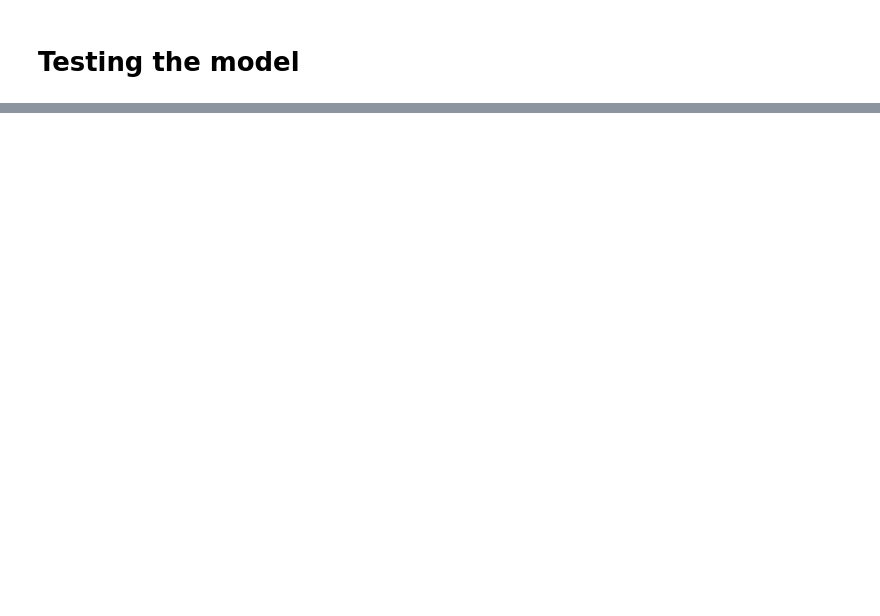
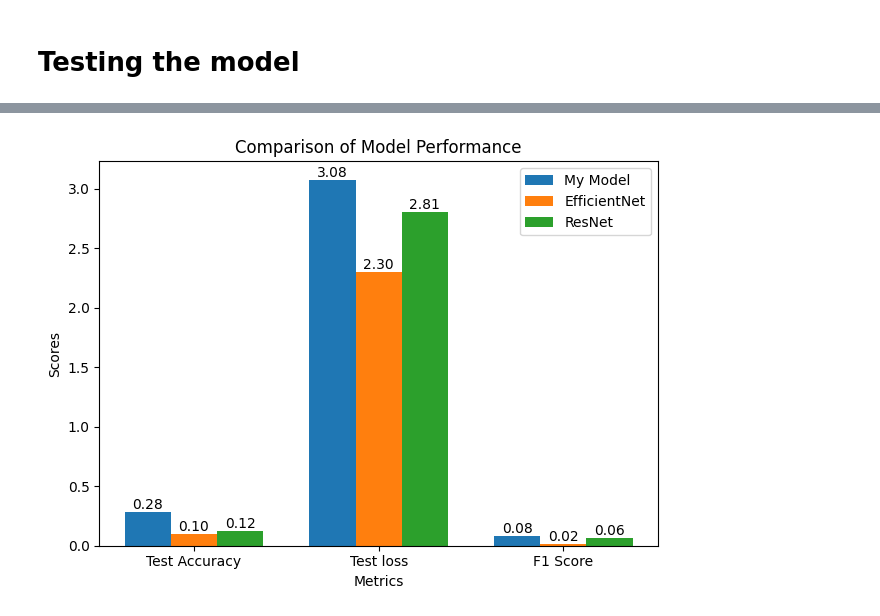
Before and after one commit to Pukazec/ComputerVision, a Jupyter notebook: myCode.ipynb, the cells around one changed output, grey strips where cells are left out. Cells and saved outputs as stored; diff of their text form; code cells hidden in the pictures; blank space fills up the shorter version.

```diff
--- a/myCode.ipynb
+++ b/myCode.ipynb
@@ -150,0 +356,42 @@ plt.show()
+# %%
+labels = ['Test Accuracy', 'Test loss', 'F1 Score']
+my_model_graph_data = [test_acc_my, test_loss_my, f1_score_my]
+effnet_model_graph_data = [test_acc_effnet, test_loss_effnet, f1_score_effnet]
+resnet_model_graph_data = [test_acc_resnet, test_loss_resnet, f1_score_resnet]
+
+x = np.arange(len(labels))  # the label locations
+width = 0.25  # the width of the bars
+
+fig, ax = plt.subplots()
+rects1 = ax.bar(x - width, my_model_graph_data, width, label='My Model')
+rects2 = ax.bar(x, effnet_model_graph_data, width, label='EfficientNet')
+rects3 = ax.bar(x + width, resnet_model_graph_data, width, label='ResNet')
+
+# Add some text for labels, title and custom x-axis tick labels, etc.
+ax.set_xlabel('Metrics')
+ax.set_ylabel('Scores')
+ax.set_title('Comparison of Model Performance')
+ax.set_xticks(x)
+ax.set_xticklabels(labels)
+ax.legend()
+
+def add_labels(rects):
+    for rect in rects:
+        height = rect.get_height()
+        ax.text(
+            rect.get_x() + rect.get_width() / 2.,
+            height,
+            f'{height:.2f}',
+            ha='center',
+            va='bottom'
+        )
+
+add_labels(rects1)
+add_labels(rects2)
+add_labels(rects3)
+
+fig.tight_layout()
+
+plt.show()
+# %% [output]
+[figure, added]
```
Also changed, not shown: parts of 22 cells of this notebook, 2 other files.
